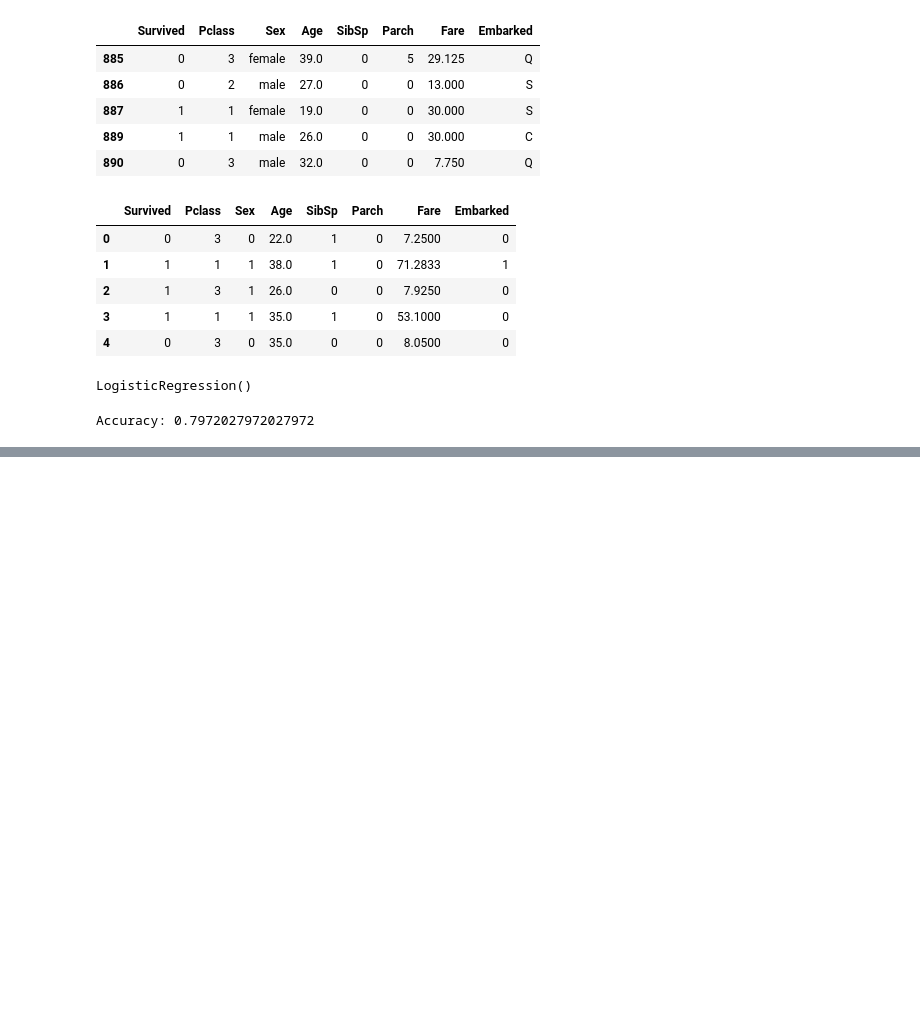
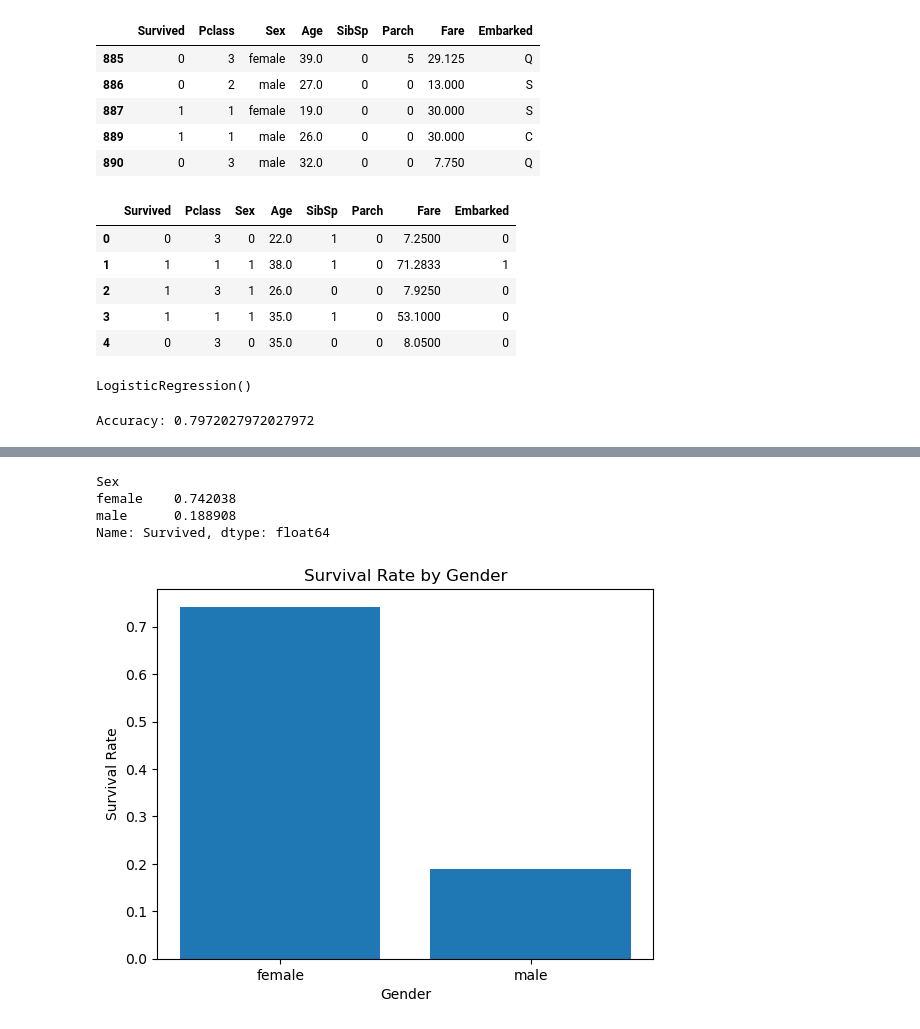
Before and after one commit to jul1998/Pandas-Python, a Jupyter notebook: titanic-data.ipynb, the cells around one changed output, grey strips where cells are left out. Drawn from its saved outputs; the diff is of its cells as text; code cells hidden in the pictures; blank space fills up the shorter version.

```diff
--- a/titanic-data.ipynb
+++ b/titanic-data.ipynb
@@ -90,0 +299,15 @@ Accuracy: 0.7972027972027972
+# %%
+gender_survided = data.groupby("Sex")["Survived"].mean()
+print(gender_survided)
+
+plt.bar(gender_survided.index, gender_survided.values)
+plt.xlabel('Gender')
+plt.ylabel('Survival Rate')
+plt.title('Survival Rate by Gender')
+plt.show()
+# %% [output]
+Sex
+female    0.742038
+male      0.188908
+Name: Survived, dtype: float64
+[figure, added]
```
Also changed, not shown: parts of 19 cells of this notebook.
